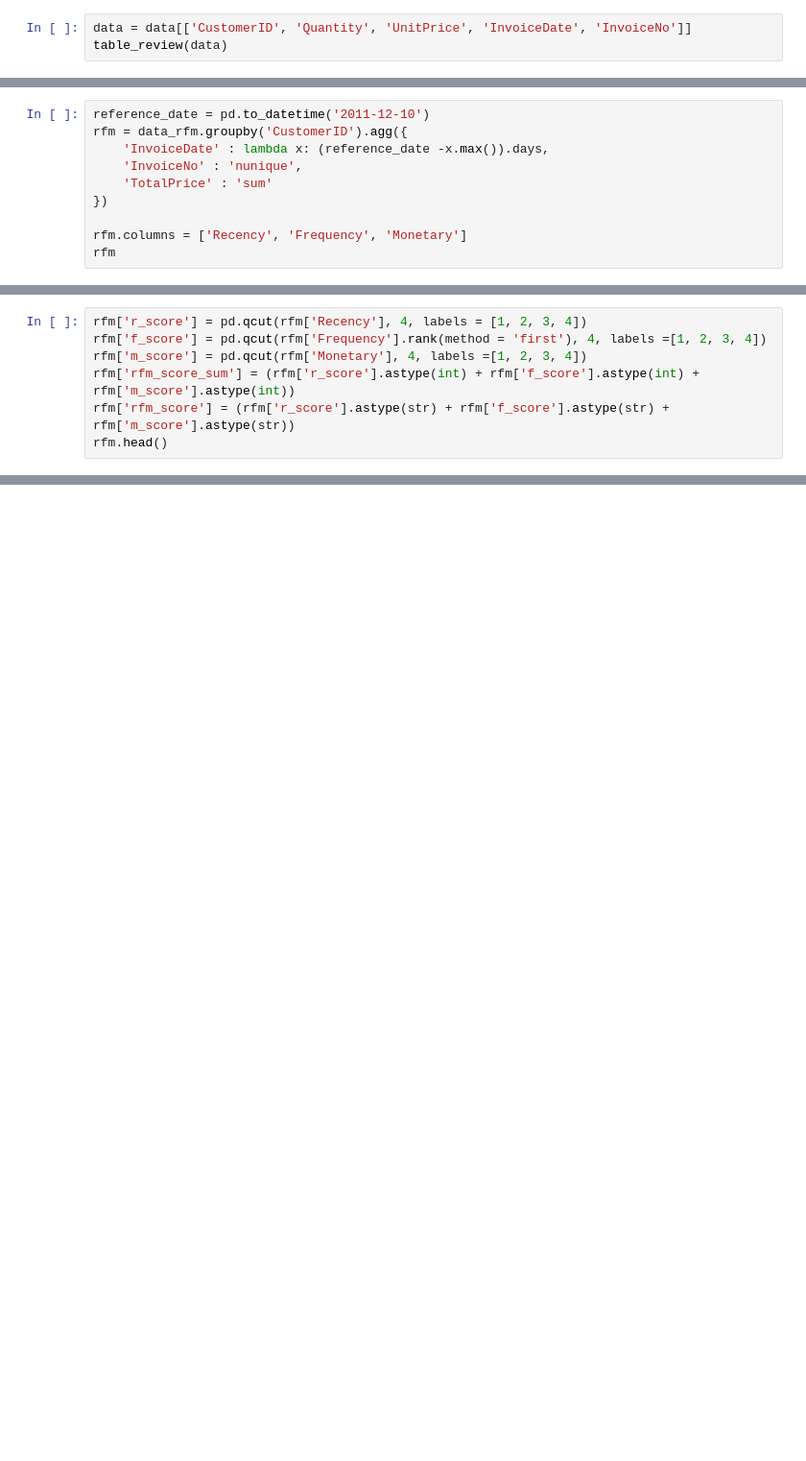
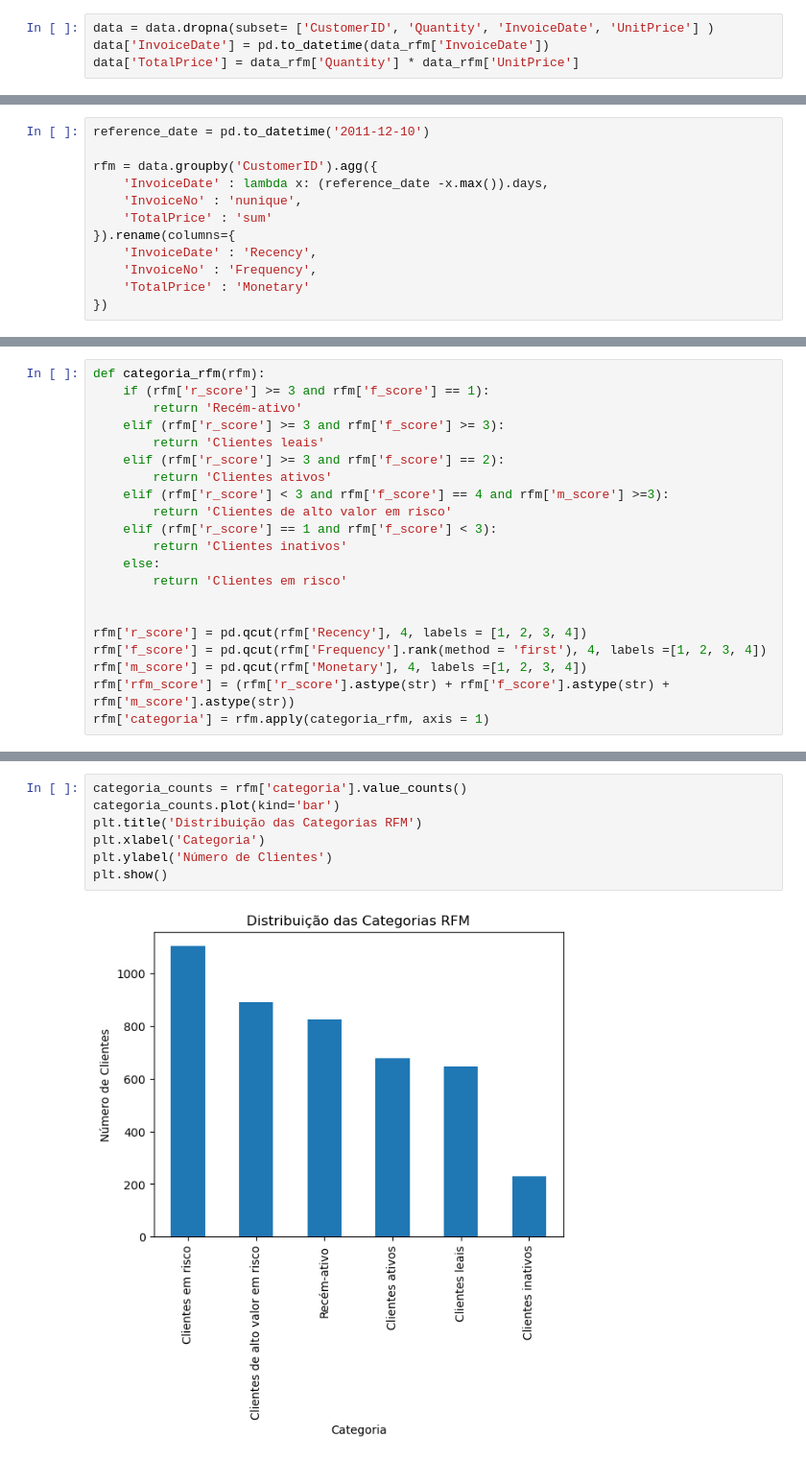
Before and after one commit to Gabrielhdsr/rfm_ecommerce, a Jupyter notebook: rfm_ecommerce.Ipynb, the cells around one changed output, grey strips where cells are left out. Shown at 96% size. Saved outputs shown, nothing was run; the diff lists cells and outputs as text; blank space fills up the shorter version.

```diff
--- a/rfm_ecommerce.Ipynb
+++ b/rfm_ecommerce.Ipynb
@@ -23,3 +35,4 @@ data.head()
 # %%
-data = data[['CustomerID', 'Quantity', 'UnitPrice', 'InvoiceDate', 'InvoiceNo']]
-table_review(data)
+data = data.dropna(subset= ['CustomerID', 'Quantity', 'InvoiceDate', 'UnitPrice'] )
+data['InvoiceDate'] = pd.to_datetime(data_rfm['InvoiceDate'])
+data['TotalPrice'] = data_rfm['Quantity'] * data_rfm['UnitPrice']
@@ -48,10 +41,12 @@ See the caveats in the documentation: https://pandas.pydata.org/pandas-docs/stab
 # %%
 reference_date = pd.to_datetime('2011-12-10')
-rfm = data_rfm.groupby('CustomerID').agg({
+
+rfm = data.groupby('CustomerID').agg({
     'InvoiceDate' : lambda x: (reference_date -x.max()).days,
     'InvoiceNo' : 'nunique',
     'TotalPrice' : 'sum'
+}).rename(columns={
+    'InvoiceDate' : 'Recency',
+    'InvoiceNo' : 'Frequency',
+    'TotalPrice' : 'Monetary'
 })
-
-rfm.columns = ['Recency', 'Frequency', 'Monetary']
-rfm
@@ -73,7 +55,21 @@ rfm
 # %%
+def categoria_rfm(rfm):
+    if (rfm['r_score'] >= 3 and rfm['f_score'] == 1):
+        return 'Recém-ativo'
+    elif (rfm['r_score'] >= 3 and rfm['f_score'] >= 3):
+        return 'Clientes leais'
+    elif (rfm['r_score'] >= 3 and rfm['f_score'] == 2):
+        return 'Clientes ativos'
+    elif (rfm['r_score'] < 3 and rfm['f_score'] == 4 and rfm['m_score'] >=3):
+        return 'Clientes de alto valor em risco'
+    elif (rfm['r_score'] == 1 and rfm['f_score'] < 3):
+        return 'Clientes inativos'
+    else:
+        return 'Clientes em risco'
+
+
 rfm['r_score'] = pd.qcut(rfm['Recency'], 4, labels = [1, 2, 3, 4])
 rfm['f_score'] = pd.qcut(rfm['Frequency'].rank(method = 'first'), 4, labels =[1, 2, 3, 4])
 rfm['m_score'] = pd.qcut(rfm['Monetary'], 4, labels =[1, 2, 3, 4])
-rfm['rfm_score_sum'] = (rfm['r_score'].astype(int) + rfm['f_score'].astype(int) + rfm['m_score'].astype(int))
 rfm['rfm_score'] = (rfm['r_score'].astype(str) + rfm['f_score'].astype(str) + rfm['m_score'].astype(str))
-rfm.head()
+rfm['categoria'] = rfm.apply(categoria_rfm, axis = 1)
@@ -130,0 +84,9 @@ Error:
+# %%
+categoria_counts = rfm['categoria'].value_counts()
+categoria_counts.plot(kind='bar')
+plt.title('Distribuição das Categorias RFM')
+plt.xlabel('Categoria')
+plt.ylabel('Número de Clientes')
+plt.show()
+# %% [output]
+[figure, added]
```
Also changed, not shown: parts of 26 cells of this notebook, 1 other file.
